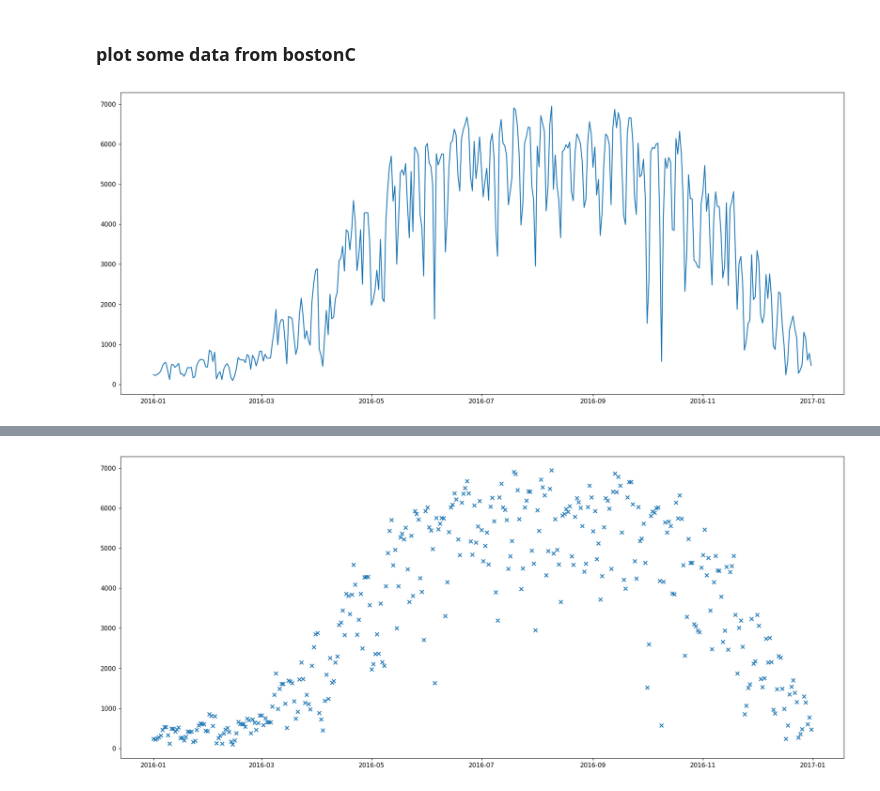
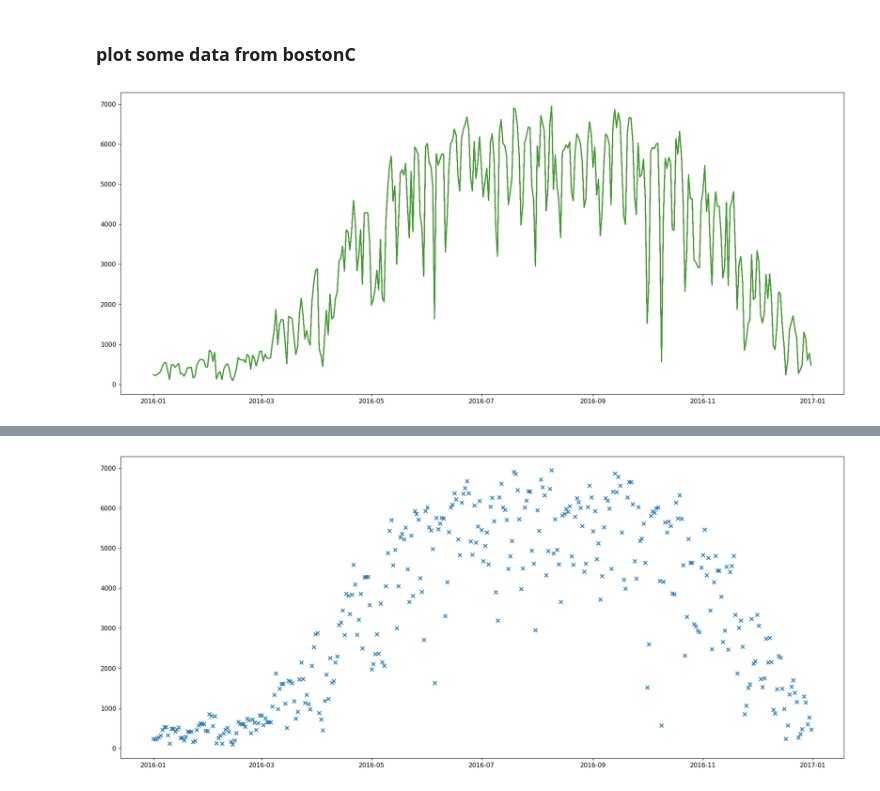
Before and after one commit to Timo-Heller/DSML-MMA_TEE, a Jupyter notebook: boston_2016.ipynb, the cells around one changed output, grey strips where cells are left out. Drawn from its saved outputs; the diff is of its cells as text; code cells hidden in the pictures.

```diff
--- a/boston_2016.ipynb
+++ b/boston_2016.ipynb
@@ -413,7 +438,7 @@ bostonC["month"] = bostonC["start_time"].dt.month
 #bostonC["week"] = bostonC["start_time"].dt.isocalendar().week
 bostonC["weekday"] = bostonC["start_time"].dt.weekday
 bostonC["hour"] = bostonC["start_time"].dt.hour
-bostonC["minute"] = bostonC["start_time"].dt.minute
+#bostonC["minute"] = bostonC["start_time"].dt.minute
 
 
 ### SettingWithCopyWarning
@@ -501,13 +526,13 @@ See the caveats in the documentation: https://pandas.pydata.org/pandas-docs/stab
 # %%
 ### dayly nb. of bike trips over the year
 
-bostonC_used = bostonC.groupby(["date"])["trip_id"].nunique()
+bostonC_used = bostonC.groupby(["date"]).count()
 #bostonC_used = pd.DataFrame(bostonC_used)
 
 fig,ax = plt.subplots(figsize=(21,9), dpi=110)
 
 ax.plot(bostonC_used)
 
 plt.show()
 # %% [output]
-[figure, old version]
+[figure, new version]
```
Also changed, not shown: parts of 7 cells of this notebook, 2 other files.
